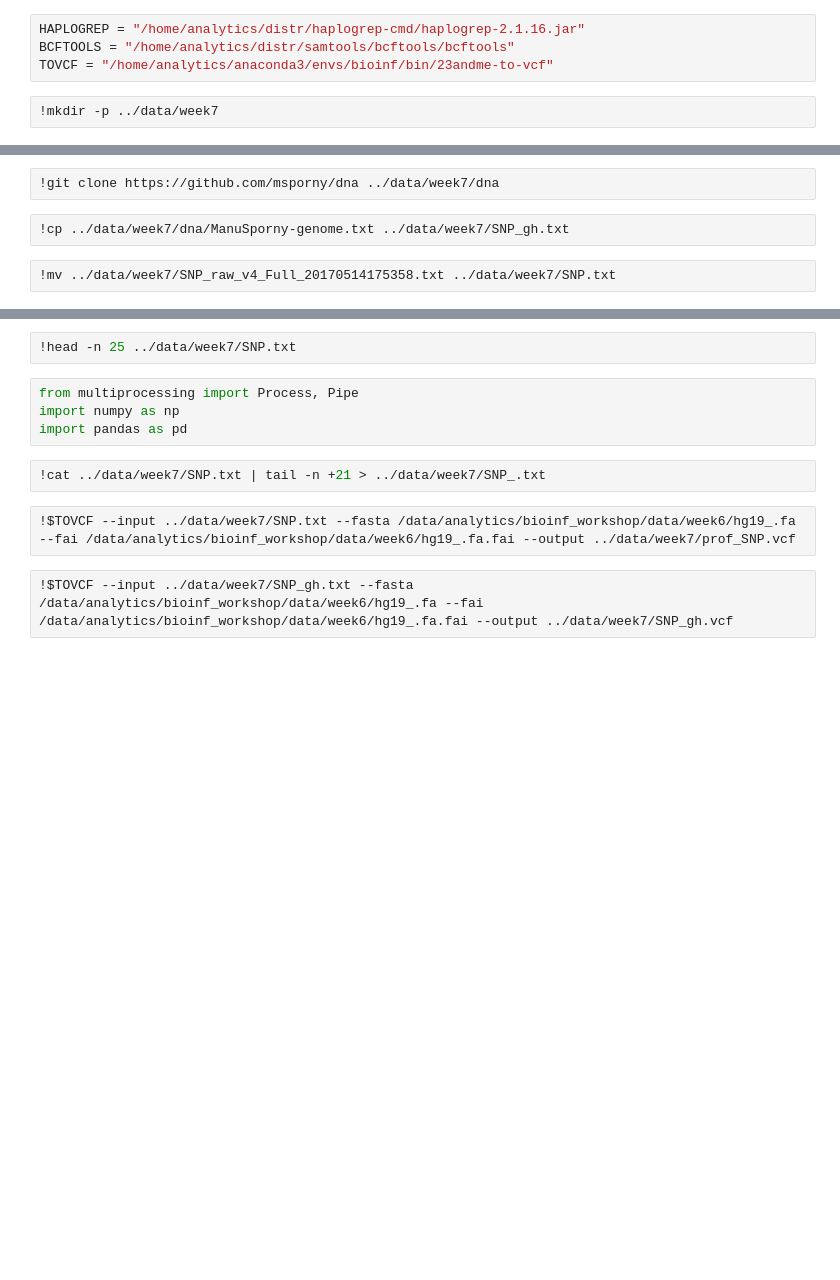
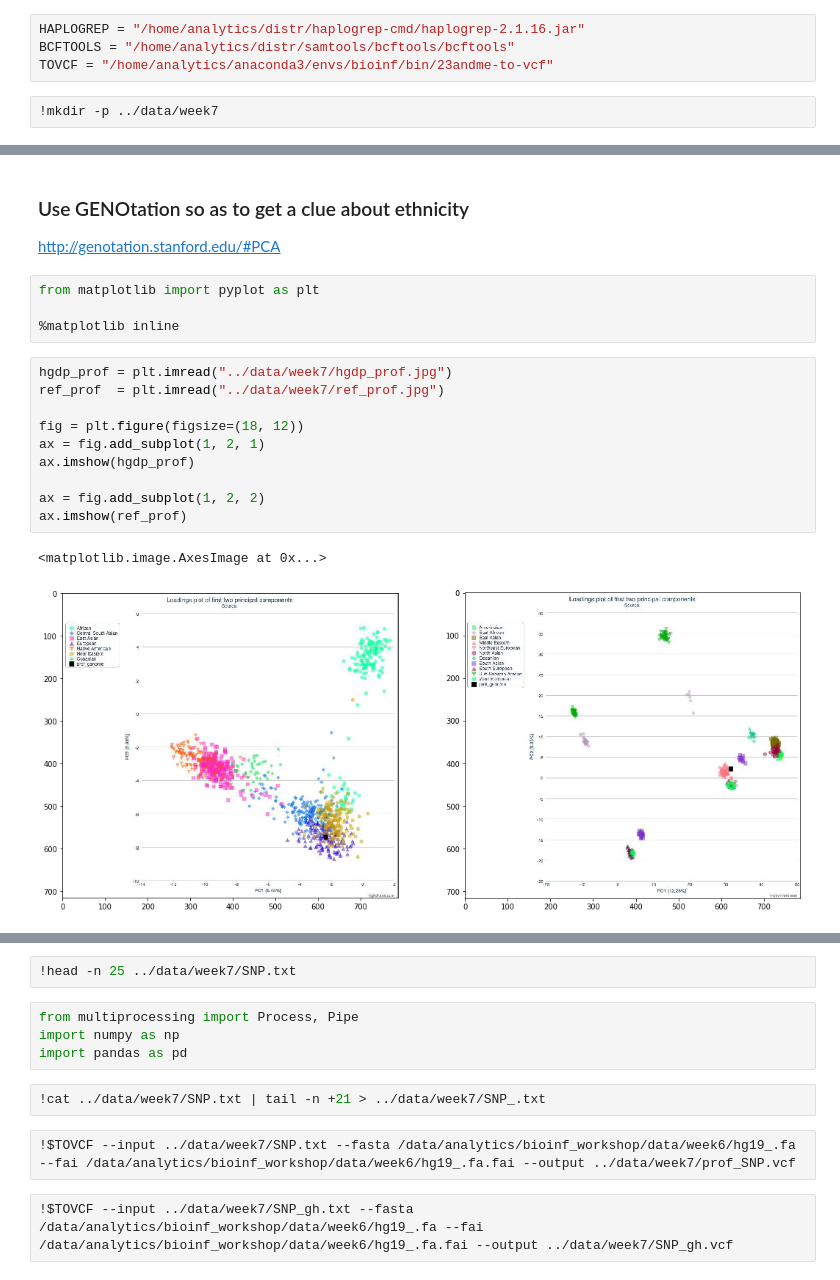
Before and after one commit to artemkondyukov/bioinf_workshop, a Jupyter notebook: notebooks/Task #7.ipynb, the cells around one changed output, grey strips where cells are left out. Cells and saved outputs as stored; diff of their text form; blank space fills up the shorter version.

Commit message:
GENOtation.

```diff
--- a/notebooks/Task #7.ipynb
+++ b/notebooks/Task #7.ipynb
@@ -9,6 +31,20 @@ TOVCF = "/home/analytics/anaconda3/envs/bioinf/bin/23andme-to-vcf"
-# %%
-!git clone https://github.com/msporny/dna ../data/week7/dna
-# %%
-!cp ../data/week7/dna/ManuSporny-genome.txt ../data/week7/SNP_gh.txt
-# %%
-!mv ../data/week7/SNP_raw_v4_Full_20170514175358.txt ../data/week7/SNP.txt
+# %% [markdown]
+### Use GENOtation so as to get a clue about ethnicity
+http://genotation.stanford.edu/#PCA
+# %%
+from matplotlib import pyplot as plt
+
+%matplotlib inline
+# %%
+hgdp_prof = plt.imread("../data/week7/hgdp_prof.jpg")
+ref_prof  = plt.imread("../data/week7/ref_prof.jpg")
+
+fig = plt.figure(figsize=(18, 12))
+ax = fig.add_subplot(1, 2, 1)
+ax.imshow(hgdp_prof)
+
+ax = fig.add_subplot(1, 2, 2)
+ax.imshow(ref_prof)
+# %% [output]
+<matplotlib.image.AxesImage at 0x...>
+[figure, added]
```
Also changed, not shown: parts of 20 cells of this notebook.
